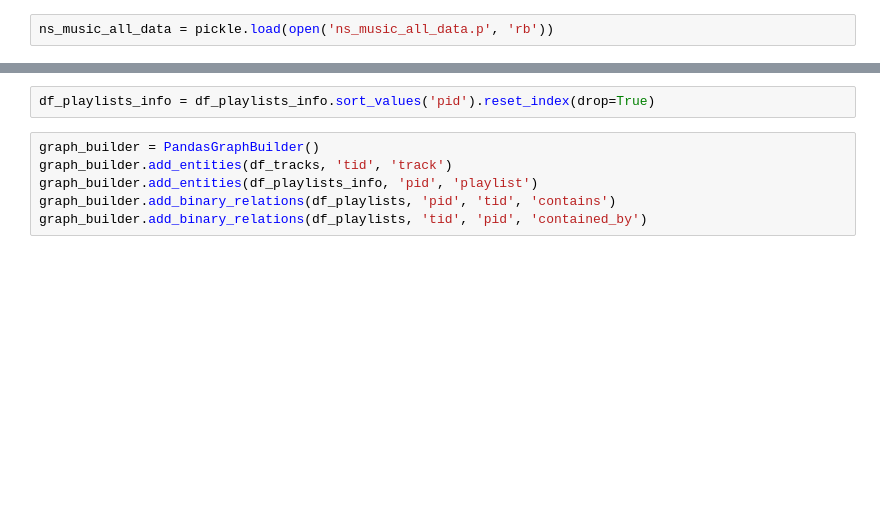
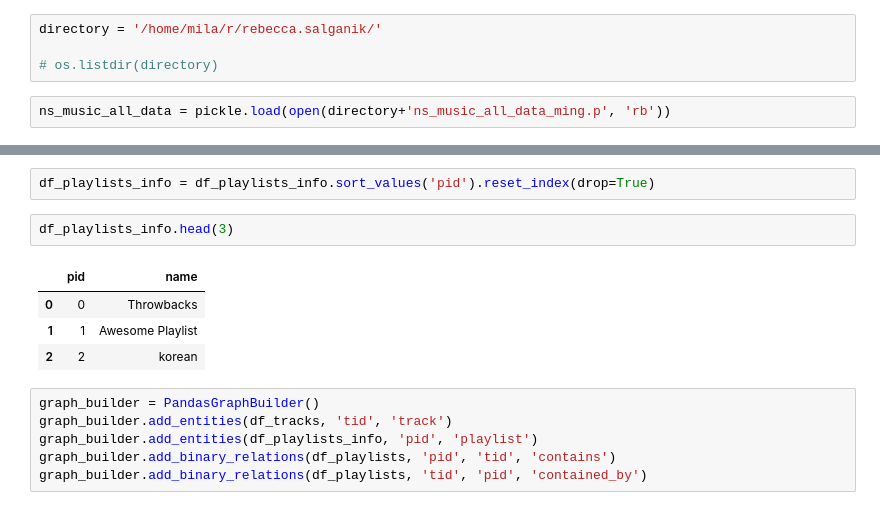
Before and after one commit to Rsalganik1123/NetworkScienceProject, a Jupyter notebook: src/graph_loading/example_model_running.ipynb, the cells around one changed output, grey strips where cells are left out. Cells and saved outputs as stored; diff of their text form; blank space fills up the shorter version.

```diff
--- a/src/graph_loading/example_model_running.ipynb
+++ b/src/graph_loading/example_model_running.ipynb
@@ -17,8 +18,12 @@ import numpy as np
 import dgl
 import torch
 from torch.utils.data import IterableDataset, DataLoader
+# %%
+directory = '/home/mila/r/rebecca.salganik/'
+
+# os.listdir(directory)
 # %%
-ns_music_all_data = pickle.load(open('ns_music_all_data.p', 'rb'))
+ns_music_all_data = pickle.load(open(directory+'ns_music_all_data_ming.p', 'rb'))
 # %%
 df_playlists = ns_music_all_data['df_playlist']
 df_playlists_info = ns_music_all_data['df_playlist_info']
@@ -152,6 +116,13 @@ ids of nodes in graph and rows in dataset are in the same order:
 graph_builder = PandasGraphBuilder()
 # %%
 df_playlists_info = df_playlists_info.sort_values('pid').reset_index(drop=True)
+# %%
+df_playlists_info.head(3)
+# %% [output]
+|  | pid | name |
+| 0 | 0 | Throwbacks |
+| 1 | 1 | Awesome Playlist |
+| 2 | 2 | korean |
 # %%
 graph_builder = PandasGraphBuilder()
 graph_builder.add_entities(df_tracks, 'tid', 'track')
```
Also changed, not shown: parts of 23 cells of this notebook.
